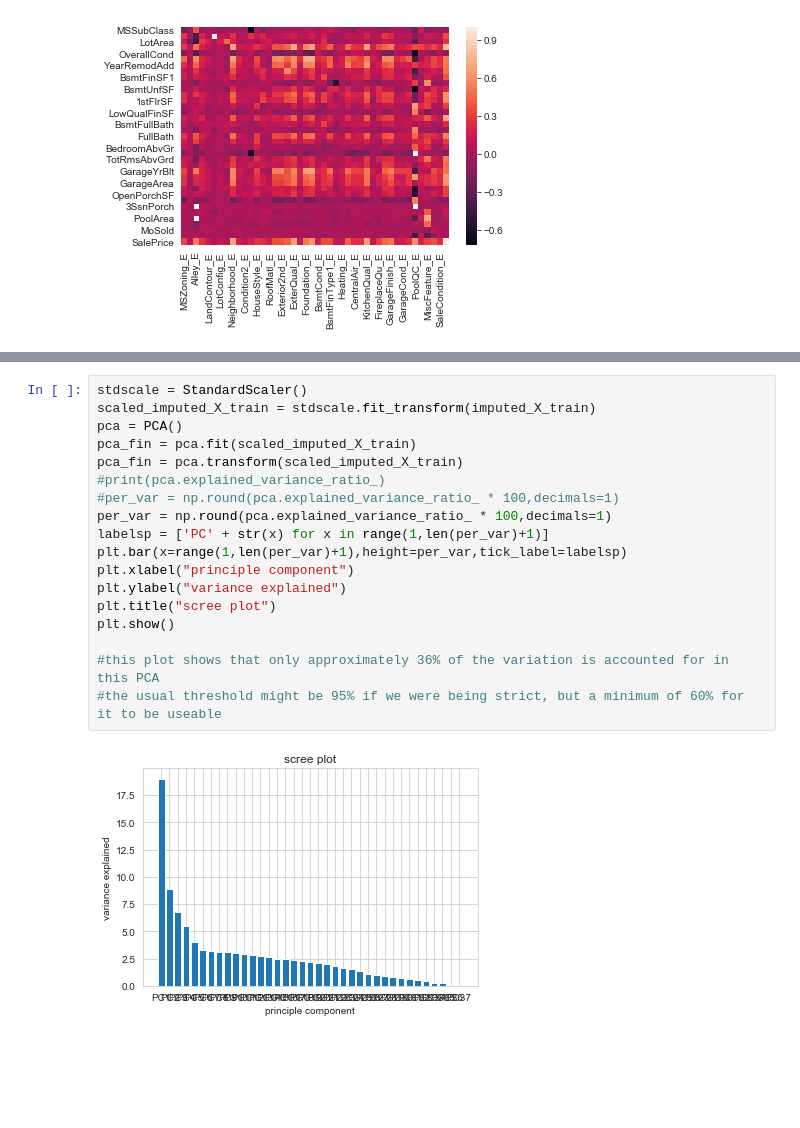
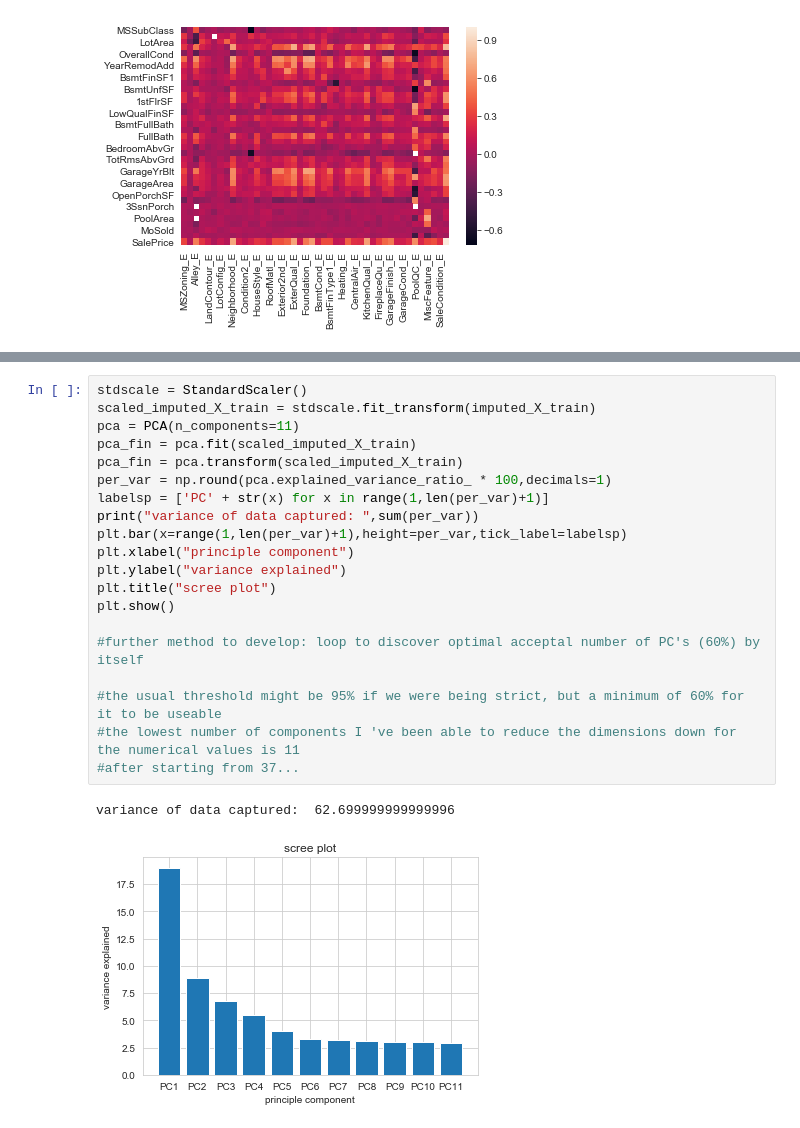
Before and after one commit to foreverloop/house-regress-k, a Jupyter notebook: HouseRegression.ipynb, the cells around one changed output, grey strips where cells are left out. Drawn from its saved outputs; the diff is of its cells as text; blank space fills up the shorter version.

```diff
--- a/HouseRegression.ipynb
+++ b/HouseRegression.ipynb
@@ -339,20 +313,23 @@ print(np.shape(imputed_X_train))
 # %%
 stdscale = StandardScaler()
 scaled_imputed_X_train = stdscale.fit_transform(imputed_X_train)
-pca = PCA()
+pca = PCA(n_components=11)
 pca_fin = pca.fit(scaled_imputed_X_train)
 pca_fin = pca.transform(scaled_imputed_X_train)
-#print(pca.explained_variance_ratio_)
-#per_var = np.round(pca.explained_variance_ratio_ * 100,decimals=1)
 per_var = np.round(pca.explained_variance_ratio_ * 100,decimals=1)
 labelsp = ['PC' + str(x) for x in range(1,len(per_var)+1)]
+print("variance of data captured: ",sum(per_var))
 plt.bar(x=range(1,len(per_var)+1),height=per_var,tick_label=labelsp)
 plt.xlabel("principle component")
 plt.ylabel("variance explained")
 plt.title("scree plot")
 plt.show()
 
-#this plot shows that only approximately 36% of the variation is accounted for in this PCA
+#further method to develop: loop to discover optimal acceptal number of PC's (60%) by itself
+
 #the usual threshold might be 95% if we were being strict, but a minimum of 60% for it to be useable
+#the lowest number of components I 've been able to reduce the dimensions down for the numerical values is 11
+#after starting from 37...
 # %% [output]
+variance of data captured:  62.699999999999996
-[figure, old version]
+[figure, new version]
```
Also changed, not shown: parts of 6 cells of this notebook.
